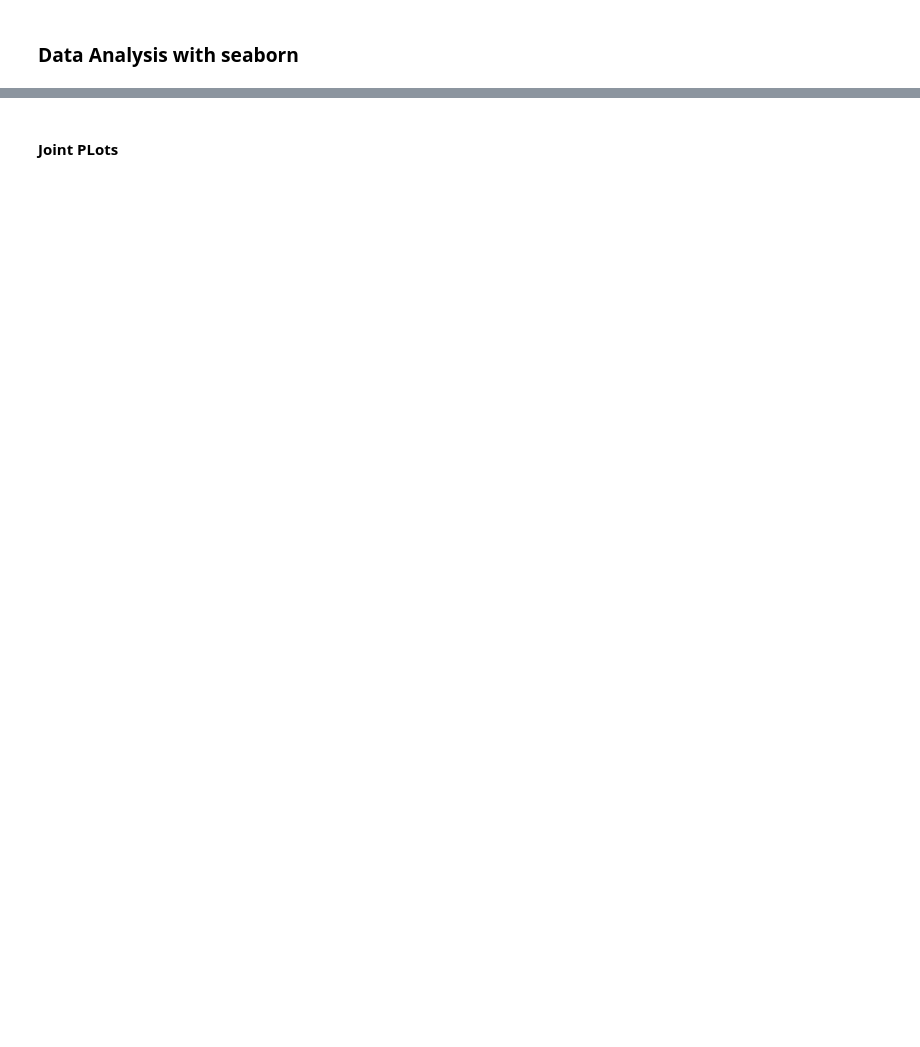
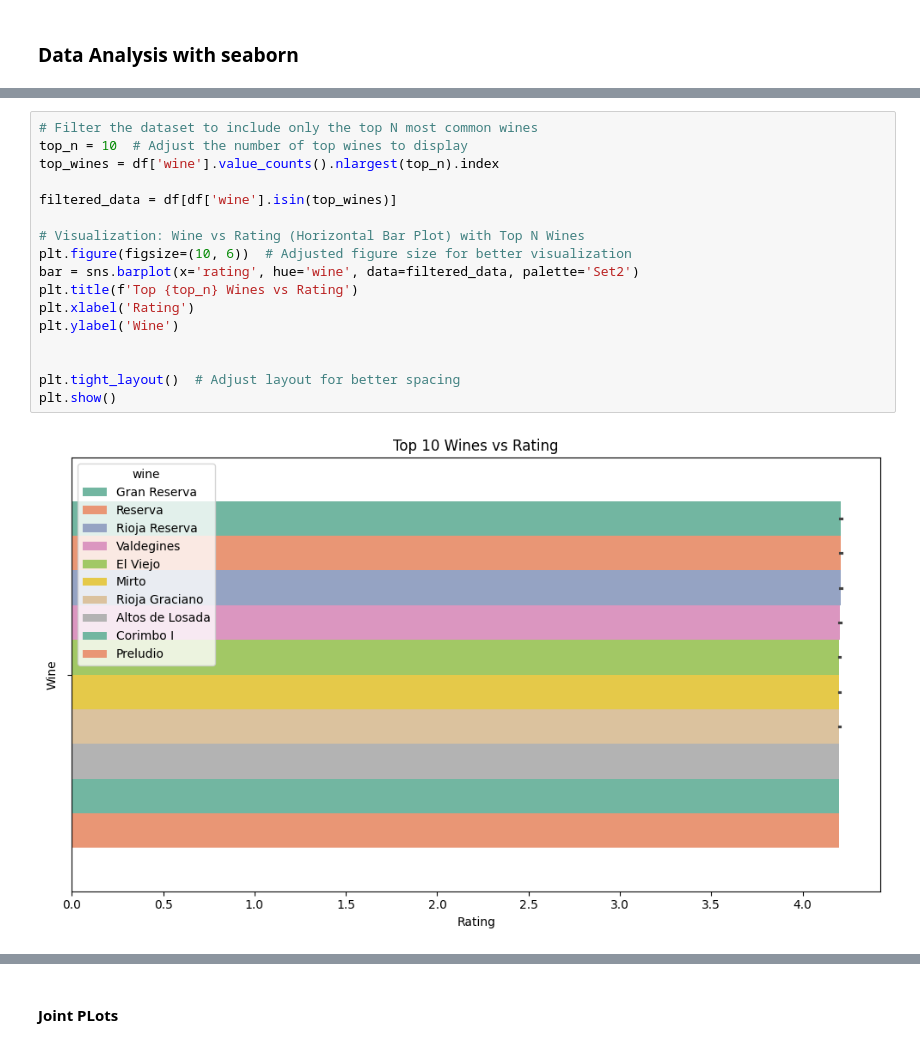
Before and after one commit to shilpaaah/Machine-Learning, a Jupyter notebook: PROJECTML!.ipynb, the cells around one changed output, grey strips where cells are left out. Cells and saved outputs as stored; diff of their text form; blank space fills up the shorter version.

```diff
--- a/PROJECTML!.ipynb
+++ b/PROJECTML!.ipynb
@@ -286,0 +297,19 @@ plt.show()
+# %%
+# Filter the dataset to include only the top N most common wines
+top_n = 10  # Adjust the number of top wines to display
+top_wines = df['wine'].value_counts().nlargest(top_n).index
+
+filtered_data = df[df['wine'].isin(top_wines)]
+
+# Visualization: Wine vs Rating (Horizontal Bar Plot) with Top N Wines
+plt.figure(figsize=(10, 6))  # Adjusted figure size for better visualization
+bar = sns.barplot(x='rating', hue='wine', data=filtered_data, palette='Set2')
+plt.title(f'Top {top_n} Wines vs Rating')
+plt.xlabel('Rating')
+plt.ylabel('Wine')
+
+
+plt.tight_layout()  # Adjust layout for better spacing
+plt.show()
+# %% [output]
+[figure, added]
```
Also changed, not shown: parts of 43 cells of this notebook.
